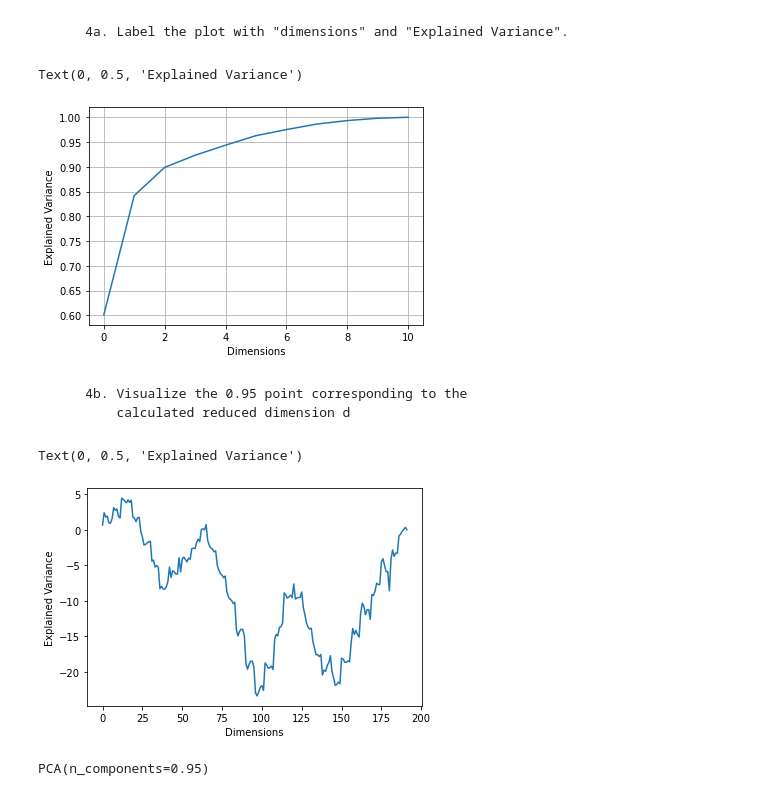
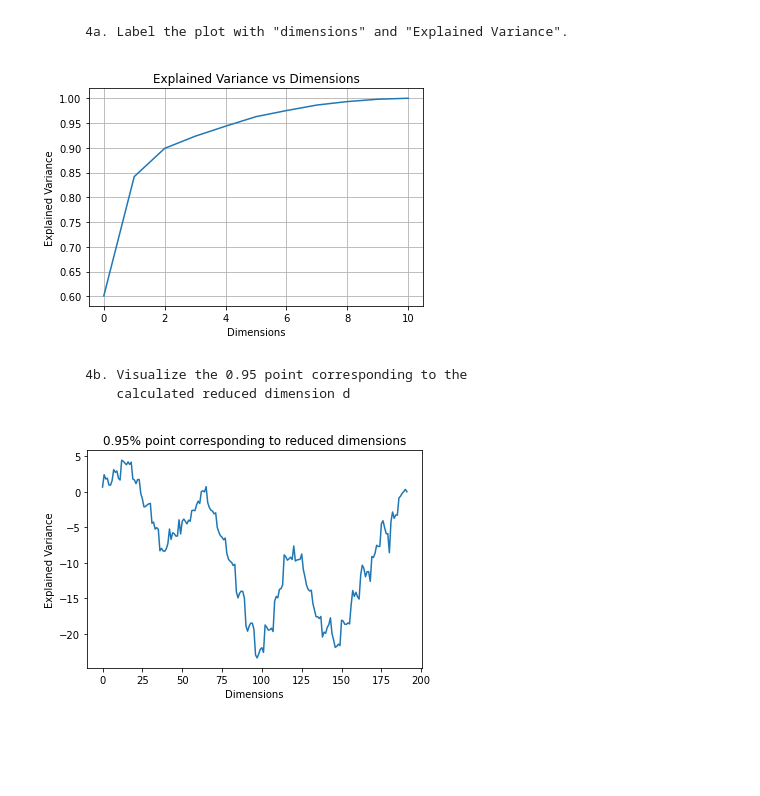
Before and after one commit to yared-shewarade/Machine_Learnig_Project, a Jupyter notebook: K-Means Clustering_CarModel/mtcars.ipynb, the cells around one changed output. Cells and saved outputs as stored; diff of their text form; code cells hidden in the pictures; blank space fills up the shorter version.

```diff
--- a/K-Means Clustering_CarModel/mtcars.ipynb
+++ b/K-Means Clustering_CarModel/mtcars.ipynb
@@ -488,14 +495,13 @@ print(x_reduced)
 # %%
 pca = PCA().fit(scaled_cars)
 plt.plot(np.cumsum(pca.explained_variance_ratio_))
 plt.grid()
 plt.xlabel('Dimensions')
 plt.ylabel('Explained Variance')
-plt.title("Scater plot for the cluster")
+plt.title("Explained Variance vs Dimensions")
 plt.show()
 # %% [output]
-Text(0, 0.5, 'Explained Variance')
-[figure, old version]
+[figure, new version]
 # %% [markdown]
         4b. Visualize the 0.95 point corresponding to the
             calculated reduced dimension d
@@ -505,10 +511,7 @@ x_reduced = pca.fit_transform(scaled_cars)
 plt.plot(np.cumsum(x_reduced))
 plt.xlabel('Dimensions')
 plt.ylabel('Explained Variance')
+plt.title("0.95% point corresponding to reduced dimensions")
+plt.show()
 # %% [output]
-Text(0, 0.5, 'Explained Variance')
-[figure, old version]
+[figure, new version]
-# %%
-pca
-# %% [output]
-PCA(n_components=0.95)
```
Also changed, not shown: parts of 10 cells of this notebook.
